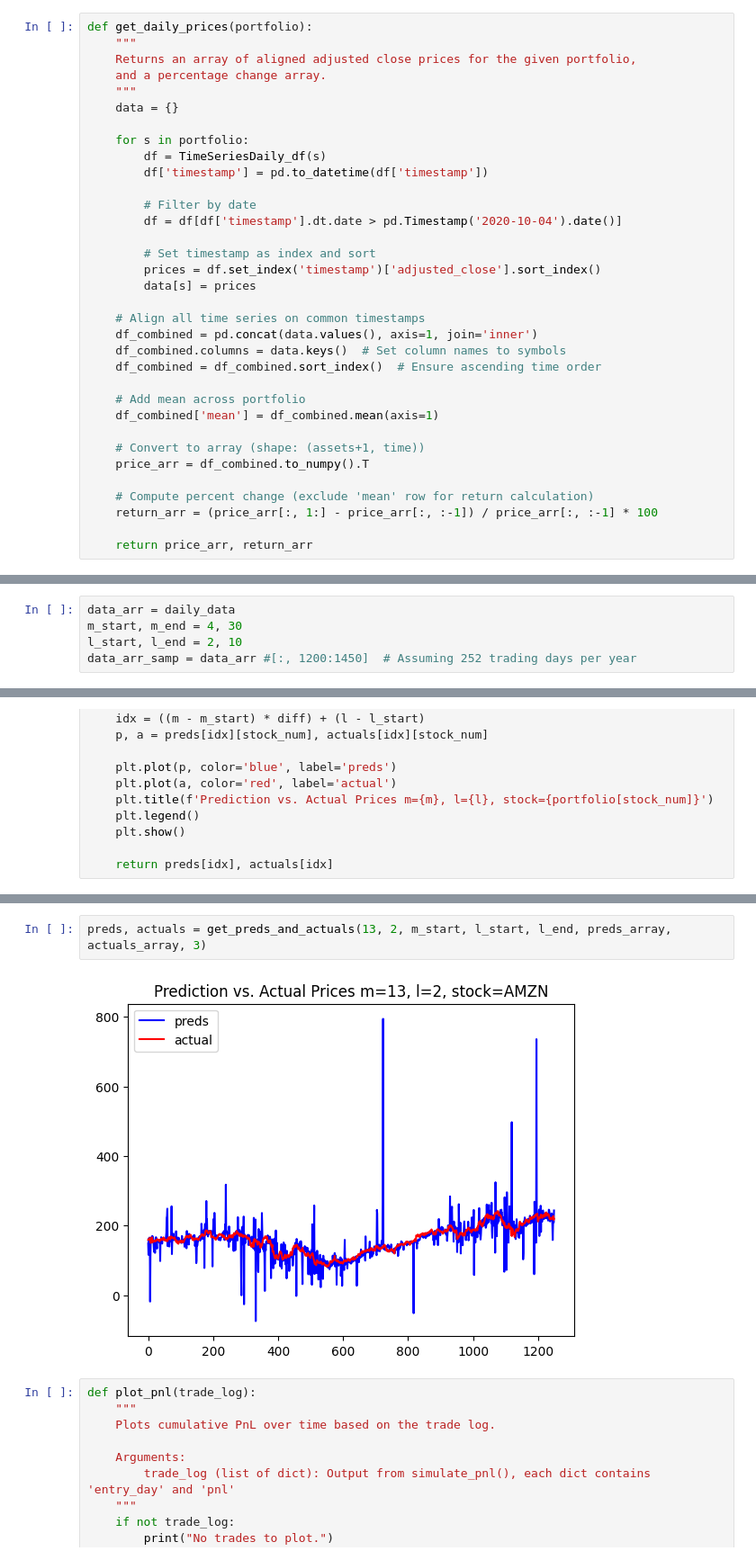
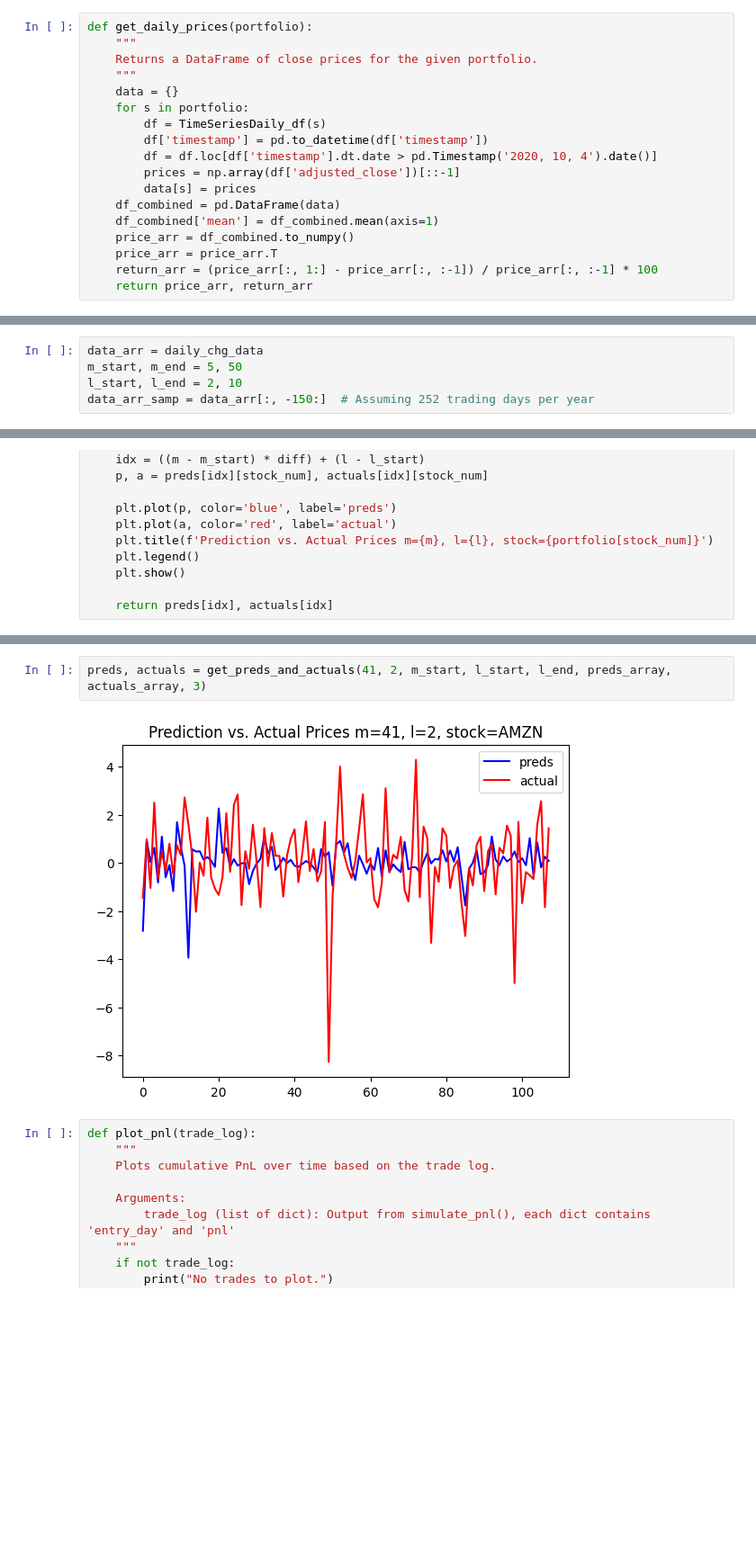
Before and after one commit to ckook24/Koopman-DMD-Algorithm, a Jupyter notebook: static_daily_trades.ipynb, the cells around one changed output, grey strips where cells are left out. Shown at 90% size. Saved outputs shown, nothing was run; the diff lists cells and outputs as text; blank space fills up the shorter version.

```diff
--- a/static_daily_trades.ipynb
+++ b/static_daily_trades.ipynb
@@ -20,36 +20,20 @@ def TimeSeriesDaily_df(stock_name):
 # %%
 def get_daily_prices(portfolio):
     """
-    Returns an array of aligned adjusted close prices for the given portfolio,
-    and a percentage change array.
+    Returns a DataFrame of close prices for the given portfolio.
     """
     data = {}
-
     for s in portfolio:
         df = TimeSeriesDaily_df(s)
         df['timestamp'] = pd.to_datetime(df['timestamp'])
-
-        # Filter by date
-        df = df[df['timestamp'].dt.date > pd.Timestamp('2020-10-04').date()]
-
-        # Set timestamp as index and sort
-        prices = df.set_index('timestamp')['adjusted_close'].sort_index()
+        df = df.loc[df['timestamp'].dt.date > pd.Timestamp('2020, 10, 4').date()]
+        prices = np.array(df['adjusted_close'])[::-1]
         data[s] = prices
-
-    # Align all time series on common timestamps
-    df_combined = pd.concat(data.values(), axis=1, join='inner')
-    df_combined.columns = data.keys()  # Set column names to symbols
-    df_combined = df_combined.sort_index()  # Ensure ascending time order
-
-    # Add mean across portfolio
+    df_combined = pd.DataFrame(data)
     df_combined['mean'] = df_combined.mean(axis=1)
-
-    # Convert to array (shape: (assets+1, time))
-    price_arr = df_combined.to_numpy().T
-
-    # Compute percent change (exclude 'mean' row for return calculation)
+    price_arr = df_combined.to_numpy()
+    price_arr = price_arr.T
     return_arr = (price_arr[:, 1:] - price_arr[:, :-1]) / price_arr[:, :-1] * 100
-
     return price_arr, return_arr
 # %%
 portfolio_daily = ['AAPL', 'MSFT', 'GOOGL', 'AMZN', 'META', 'NVDA', 'TSLA', 'NDAQ']
@@ -173,10 +157,10 @@ def find_hotspot(data_arr, m_start, m_end, l_start, l_end):
 
     return scores, potential_hotspots, sorted_hotspots, preds_array, actuals_array, accuracy_scores, averages
 # %%
-data_arr = daily_data
-m_start, m_end = 4, 30
+data_arr = daily_chg_data
+m_start, m_end = 5, 50
 l_start, l_end = 2, 10
-data_arr_samp = data_arr #[:, 1200:1450]  # Assuming 252 trading days per year
+data_arr_samp = data_arr[:, -150:]  # Assuming 252 trading days per year
 # %%
 scores, potential_hotspots, hotspots, preds_array, actuals_array, accuracy_scores, averages = find_hotspot(data_arr_samp, m_start, m_end, l_start, l_end)
 # %%
@@ -280,7 +275,7 @@ hotspots:
 # %%
-preds, actuals = get_preds_and_actuals(13, 2, m_start, l_start, l_end, preds_array, actuals_array, 3)
+preds, actuals = get_preds_and_actuals(41, 2, m_start, l_start, l_end, preds_array, actuals_array, 3)
 # %% [output]
-[figure, old version]
+[figure, new version]
 # %%
 def plot_pnl(trade_log):
     """
```
Also changed, not shown: parts of 11 cells of this notebook, 2 other files.
